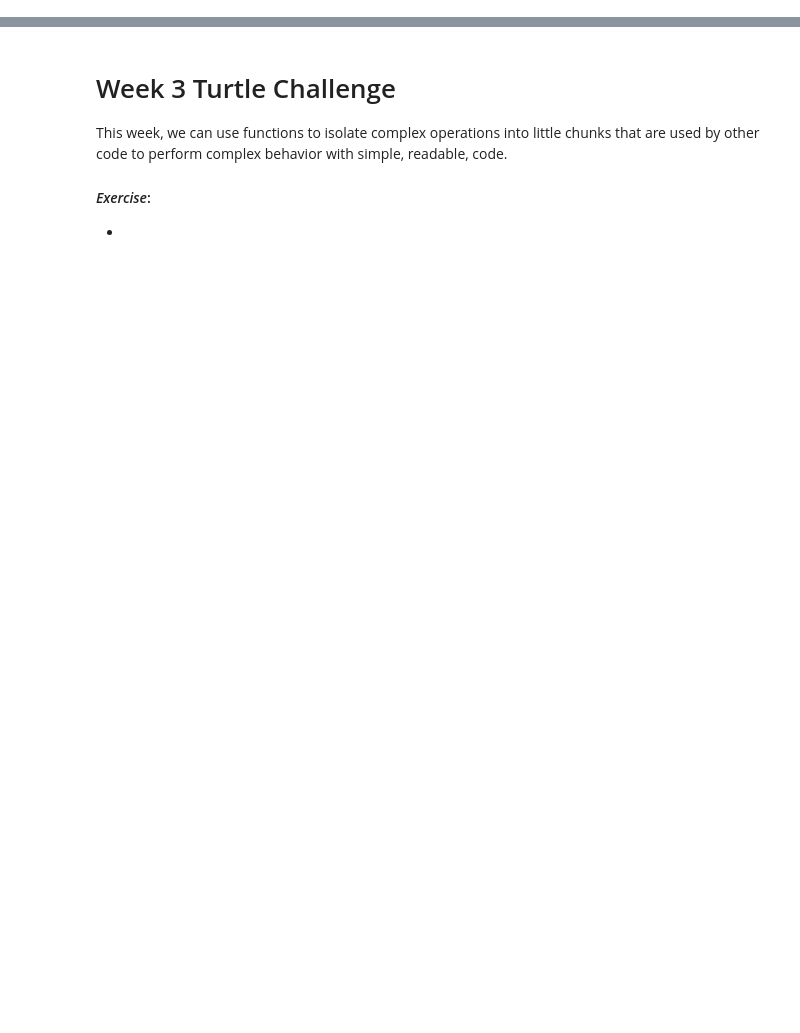
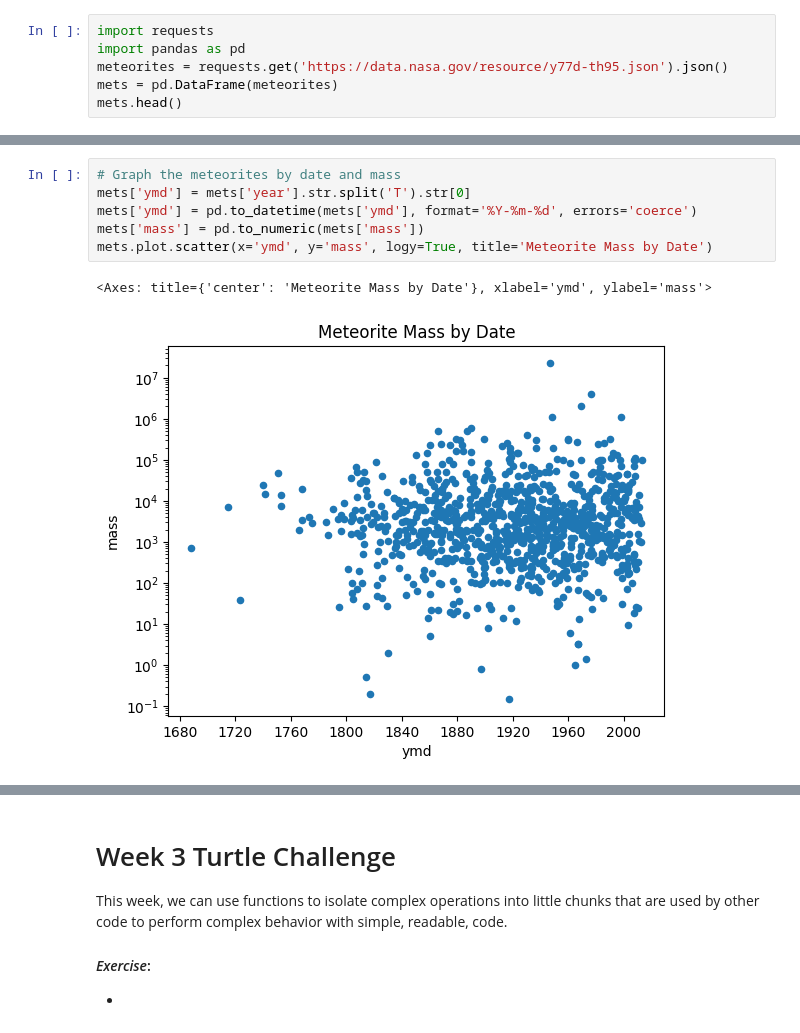
Before and after one commit to a8ksh4/python_workshop, a Jupyter notebook: 0-coursework/week_3.ipynb, the cells around one changed output, grey strips where cells are left out. Drawn from its saved outputs; the diff is of its cells as text; blank space fills up the shorter version.

```diff
--- a/0-coursework/week_3.ipynb
+++ b/0-coursework/week_3.ipynb
@@ -120,0 +166,6 @@ else:
+# %%
+import requests
+import pandas as pd
+meteorites = requests.get('https://data.nasa.gov/resource/y77d-th95.json').json()
+mets = pd.DataFrame(meteorites)
+mets.head()
@@ -120,0 +189,9 @@ else:
+# %%
+# Graph the meteorites by date and mass
+mets['ymd'] = mets['year'].str.split('T').str[0]
+mets['ymd'] = pd.to_datetime(mets['ymd'], format='%Y-%m-%d', errors='coerce')
+mets['mass'] = pd.to_numeric(mets['mass'])
+mets.plot.scatter(x='ymd', y='mass', logy=True, title='Meteorite Mass by Date')
+# %% [output]
+<Axes: title={'center': 'Meteorite Mass by Date'}, xlabel='ymd', ylabel='mass'>
+[figure, added]
```
Also changed, not shown: parts of 23 cells of this notebook.
